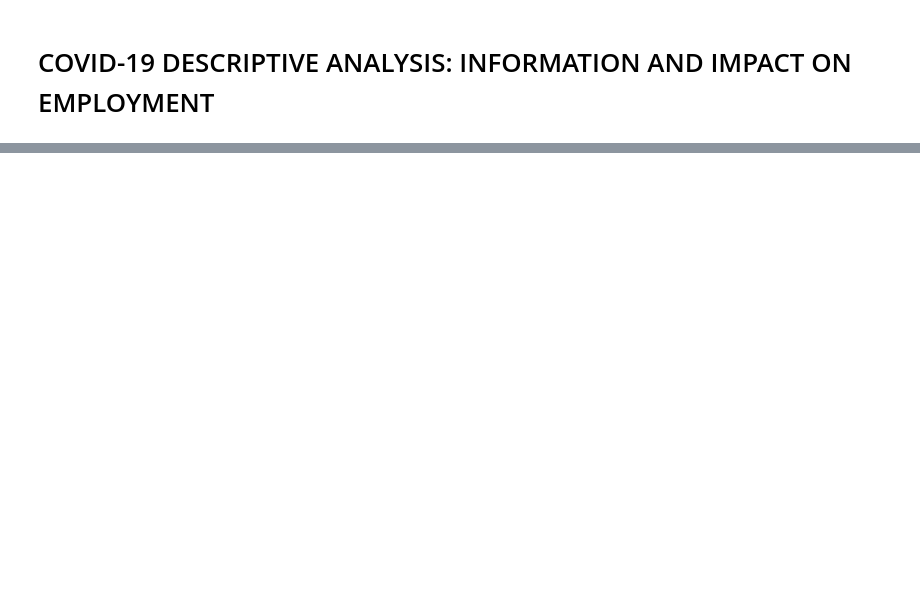
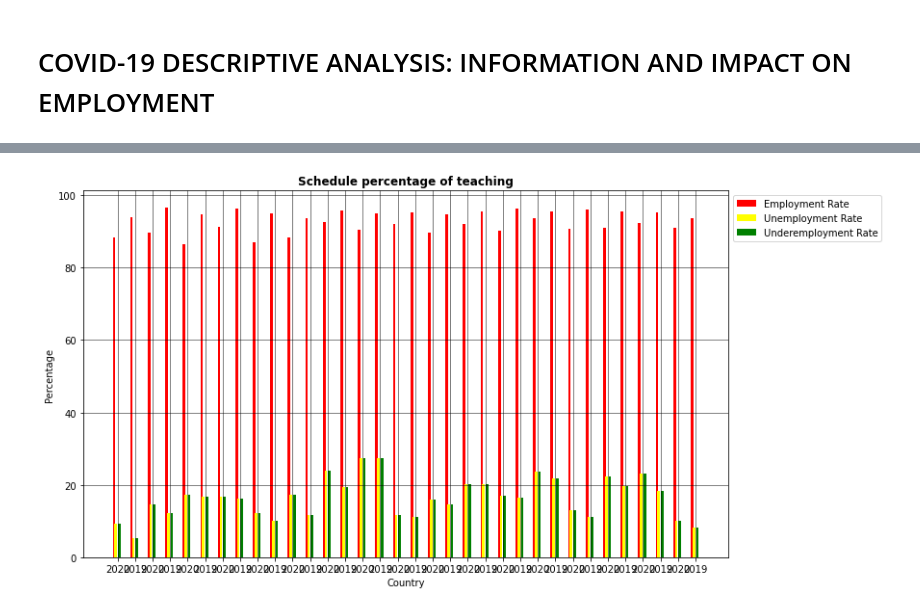
Before and after one commit to maezie19-02475/3206-The-Conquerors, a Jupyter notebook: COVID_19_DESCRIPTIVE_ANALYSIS_INFORMATION_AND_IMPACT_ON_EMPLOYMENT.ipynb, the cells around one changed output, grey strips where cells are left out. Drawn from its saved outputs; the diff is of its cells as text; code cells hidden in the pictures; blank space fills up the shorter version.

```diff
--- a/COVID_19_DESCRIPTIVE_ANALYSIS_INFORMATION_AND_IMPACT_ON_EMPLOYMENT.ipynb
+++ b/COVID_19_DESCRIPTIVE_ANALYSIS_INFORMATION_AND_IMPACT_ON_EMPLOYMENT.ipynb
@@ -348,0 +50,5 @@ plt.show()
+# %%
+url = 'https://raw.githubusercontent.com/maezie19-02475/ITBA-3206-The-Conquerors/main/Datasets/Datasets(1).csv'
+# %%
+data2= pd.read_csv(url)
+data2.head(17)
@@ -348,0 +74,25 @@ plt.show()
+# %%
+year = data2["Year"]
+employment = data2["Employment Rate"]
+unemployment = data2["Unemployment Rate"]
+underemployment = data2["Underemployment Rate"]
+
+
+rcy = plt.figure()
+rcy.set_figwidth(12)
+rcy.set_figheight(7)
+
+Y_axis=py.arange(len(year))
+barTry=0.150
+plt.bar(Y_axis -0.2 , employment, color='r',width = barTry, label='Employment Rate')
+plt.bar(Y_axis -0.1 , underemployment, color='yellow',width = barTry, label='Unemployment Rate')
+plt.bar(Y_axis +0.1 , underemployment, color='g',width = barTry, label='Underemployment Rate')
+plt.xticks(Y_axis,year)
+plt.title("Schedule percentage of teaching", fontweight="bold")
+plt.xlabel("Country")
+plt.ylabel("Percentage")
+plt.grid(color = 'black', linestyle = '-', linewidth = 0.5)
+plt.legend(bbox_to_anchor=(1.0, 1.0))
+plt.show()
+# %% [output]
+[figure, added]
```
Also changed, not shown: parts of 40 cells of this notebook.
